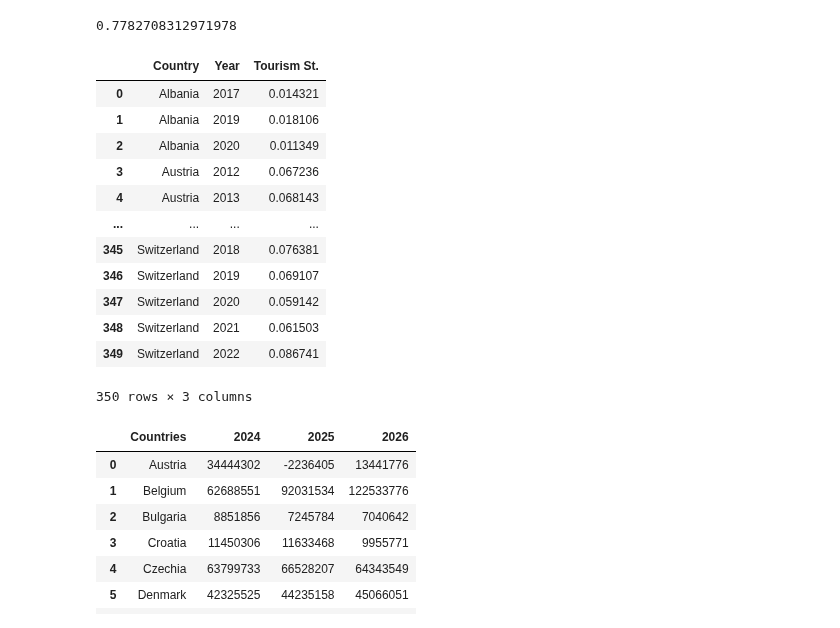
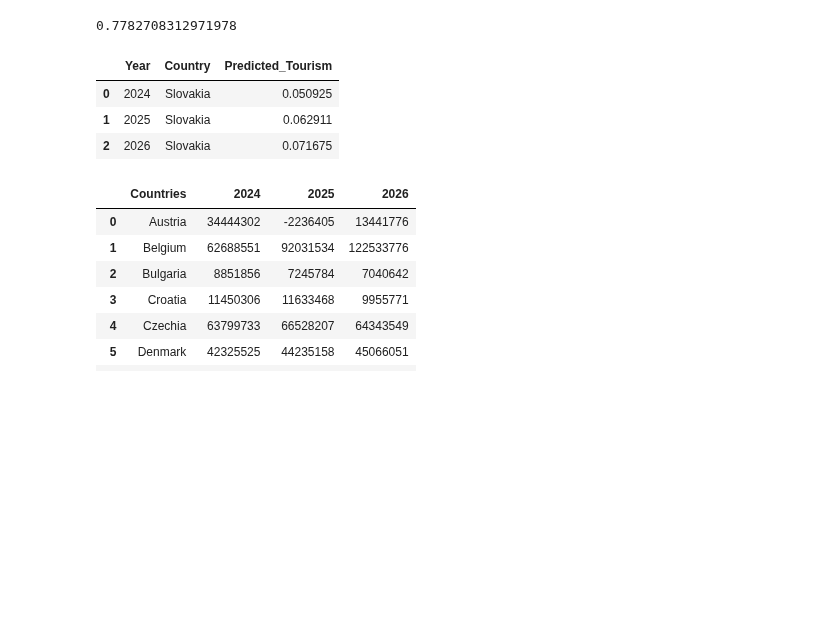
Before and after one commit to swbehan/RoadQualityWork, a Jupyter notebook: datasets/preprocessed-datasets/time_series_predictions copy 2.ipynb, the cells around one changed output. Saved outputs shown, nothing was run; the diff lists cells and outputs as text; code cells hidden in the pictures; blank space fills up the shorter version.

```diff
--- a/datasets/preprocessed-datasets/time_series_predictions copy 2.ipynb
+++ b/datasets/preprocessed-datasets/time_series_predictions copy 2.ipynb
@@ -206,23 +206,14 @@ def get_country_prediction(data, country, lag= 3):
 
     return pd.DataFrame(predictions)
 # %%
-
-data
-#data_not_st
+result = get_country_prediction(data, "Slovakia", lag=3)
+result.sort_values(by=['Year'])
+result
 # %% [output]
-|  | Country | Year | Tourism St. |
-| 0 | Albania | 2017 | 0.014321 |
-| 1 | Albania | 2019 | 0.018106 |
-| 2 | Albania | 2020 | 0.011349 |
-| 3 | Austria | 2012 | 0.067236 |
-| 4 | Austria | 2013 | 0.068143 |
-| ... | ... | ... | ... |
-| 345 | Switzerland | 2018 | 0.076381 |
-| 346 | Switzerland | 2019 | 0.069107 |
-| 347 | Switzerland | 2020 | 0.059142 |
-| 348 | Switzerland | 2021 | 0.061503 |
-| 349 | Switzerland | 2022 | 0.086741 |
+|  | Year | Country | Predicted_Tourism |
+| 0 | 2024 | Slovakia | 0.050925 |
+| 1 | 2025 | Slovakia | 0.062911 |
+| 2 | 2026 | Slovakia | 0.071675 |
-350 rows × 3 columns
 # %%
 def format(data, st_data):
 
```
Also changed, not shown: parts of 3 cells of this notebook.
